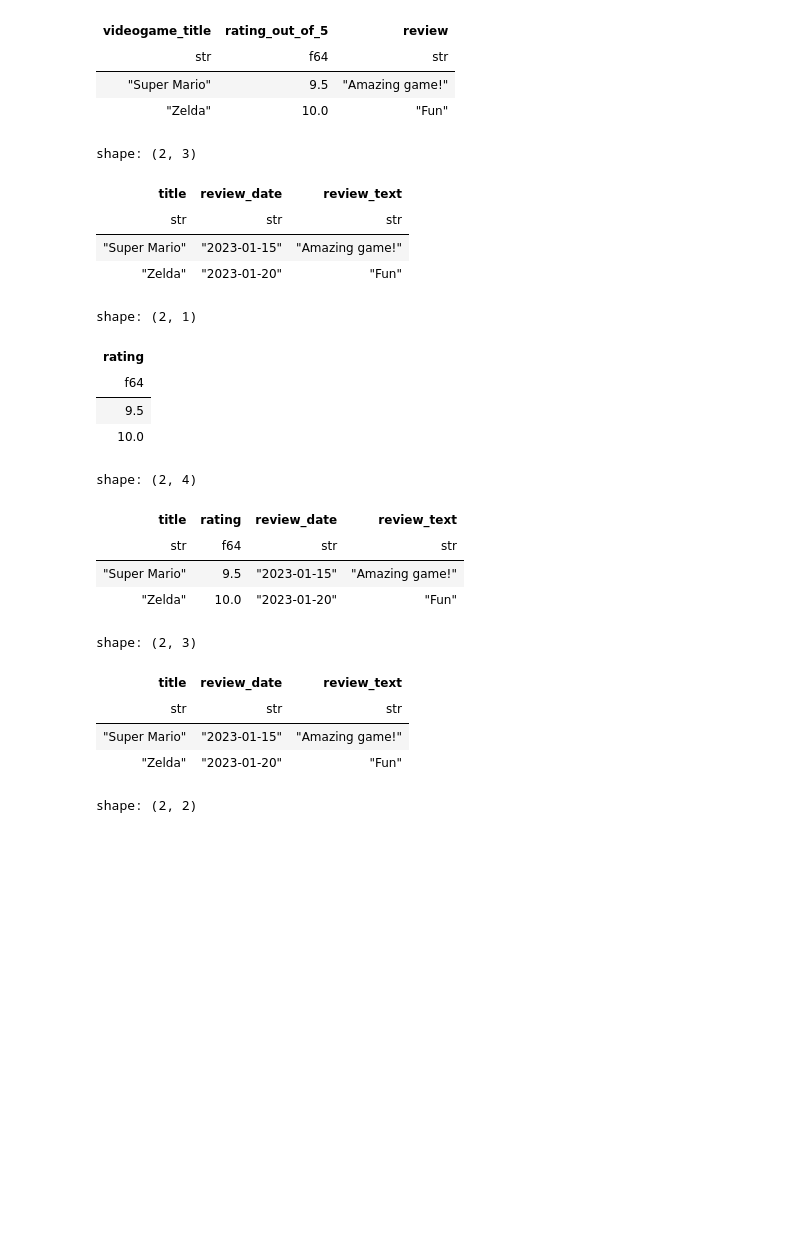
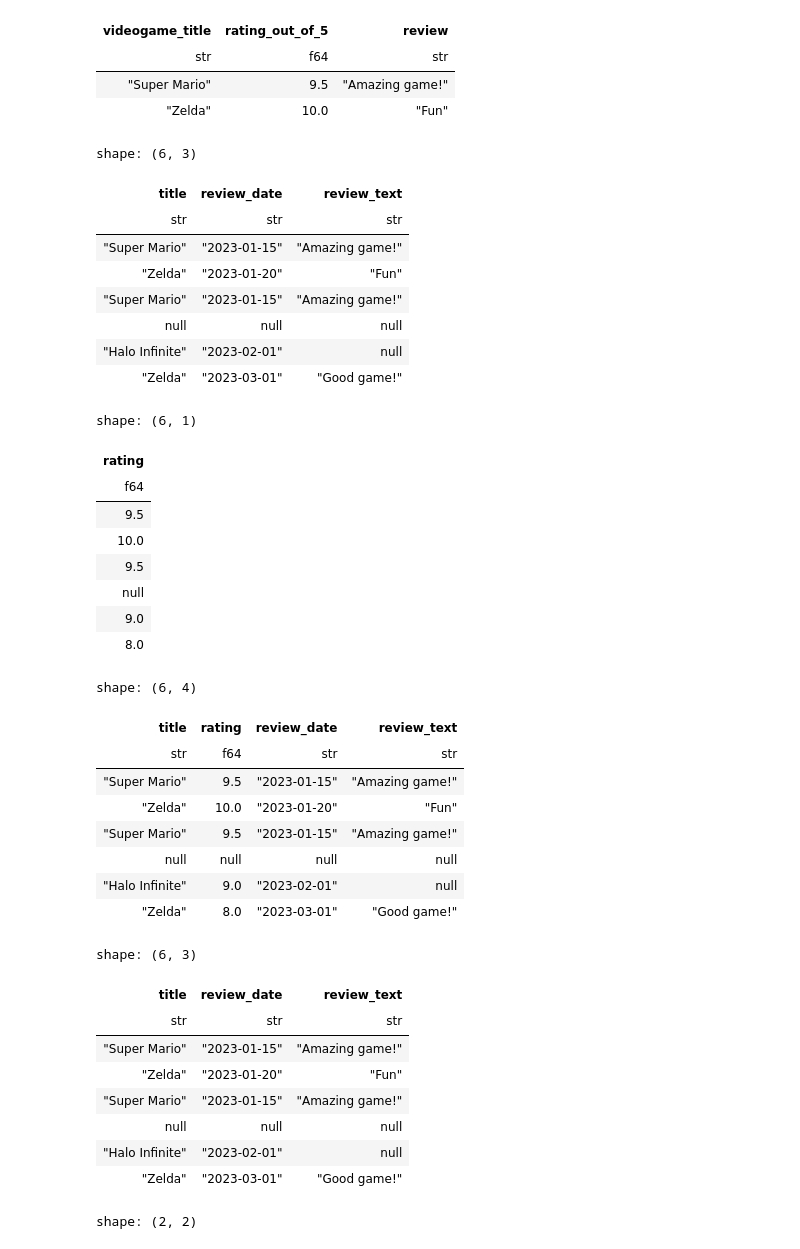
Before and after one commit to PacktPublishing/Data-Analysis-with-Polars, a Jupyter notebook: chapter_02/01_Polars_data_analysis.ipynb, the cells around one changed output. Saved outputs shown, nothing was run; the diff lists cells and outputs as text; code cells hidden in the pictures; blank space fills up the shorter version.

```diff
--- a/chapter_02/01_Polars_data_analysis.ipynb
+++ b/chapter_02/01_Polars_data_analysis.ipynb
@@ -134,6 +134,6 @@ shape: (3, 5)
 # %% [markdown]
 #### Sort and add row numbers
 # %%
-# Sort the DataFrame by the time of review in descending order and show the first 2 rows
-video_games_reviews.sort('review_date', descending=True).head(2)
+# Sort the DataFrame by the time of review in descending order
+video_games_reviews.sort('review_date', descending=True)
 # %% [output]
@@ -145,4 +149,4 @@ shape: (2, 4)
 # %%
 # Sort the DataFrame by the title and  time of review, both in descending order
-video_games_reviews.sort(['title','review_date'], descending=[True, True]).head(2)
+video_games_reviews.sort(['title','review_date'], descending=[True, True])
 # %% [output]
@@ -259,41 +271,57 @@ shape: (2, 3)
 # %%
 # Select columns based on their data type: select all string columns
 # pl.col(pl.Uft8) refers to all columns with a string data type
 # and is converted by Polars to a list of matching column names : pl.col('title'), pl.col('review_text')
-video_games_reviews.select(pl.col(pl.Utf8)).head(2)
+video_games_reviews.select(pl.col(pl.Utf8))
 # %% [output]
-shape: (2, 3)
+shape: (6, 3)
 | title | review_date | review_text |
 | str | str | str |
 | "Super Mario" | "2023-01-15" | "Amazing game!" |
 | "Zelda" | "2023-01-20" | "Fun" |
+| "Super Mario" | "2023-01-15" | "Amazing game!" |
+| null | null | null |
+| "Halo Infinite" | "2023-02-01" | null |
+| "Zelda" | "2023-03-01" | "Good game!" |
 # %%
 # Select all numerical columns
-video_games_reviews.select(pl.col(pl.NUMERIC_DTYPES)).head(2)
+video_games_reviews.select(pl.col(pl.NUMERIC_DTYPES))
 # %% [output]
-shape: (2, 1)
+shape: (6, 1)
 | rating |
 | f64 |
 | 9.5 |
 | 10.0 |
+| 9.5 |
+| null |
+| 9.0 |
+| 8.0 |
 # %%
 # pl.all() can be used to select all columns
-video_games_reviews.select(pl.all()).head(2)
+video_games_reviews.select(pl.all())
 # %% [output]
-shape: (2, 4)
+shape: (6, 4)
 | title | rating | review_date | review_text |
 | str | f64 | str | str |
 | "Super Mario" | 9.5 | "2023-01-15" | "Amazing game!" |
 | "Zelda" | 10.0 | "2023-01-20" | "Fun" |
+| "Super Mario" | 9.5 | "2023-01-15" | "Amazing game!" |
+| null | null | null | null |
+| "Halo Infinite" | 9.0 | "2023-02-01" | null |
+| "Zelda" | 8.0 | "2023-03-01" | "Good game!" |
 # %%
 # pl.all() and exclude can be used to exclude some columns, for example exclude all numerical columns
-video_games_reviews.select(pl.all().exclude(pl.NUMERIC_DTYPES)).head(2)
+video_games_reviews.select(pl.all().exclude(pl.NUMERIC_DTYPES))
 # %% [output]
-shape: (2, 3)
+shape: (6, 3)
 | title | review_date | review_text |
 | str | str | str |
 | "Super Mario" | "2023-01-15" | "Amazing game!" |
 | "Zelda" | "2023-01-20" | "Fun" |
+| "Super Mario" | "2023-01-15" | "Amazing game!" |
+| null | null | null |
+| "Halo Infinite" | "2023-02-01" | null |
+| "Zelda" | "2023-03-01" | "Good game!" |
 # %%
 # Select columns based on regex: all column names that contain 'review'
 video_games_reviews.select(pl.col('^.*review.*$')).head(2)
```
Also changed, not shown: parts of 25 cells of this notebook.
